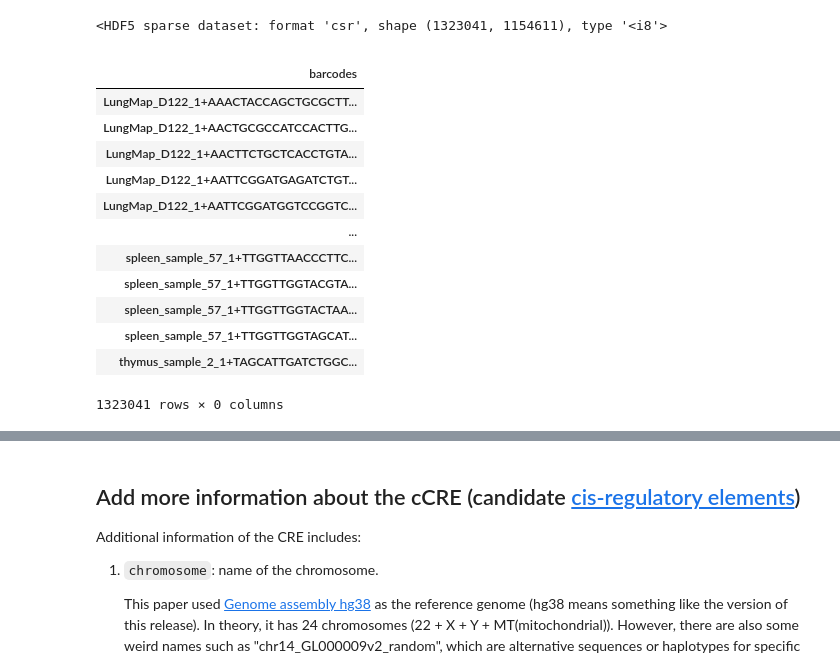
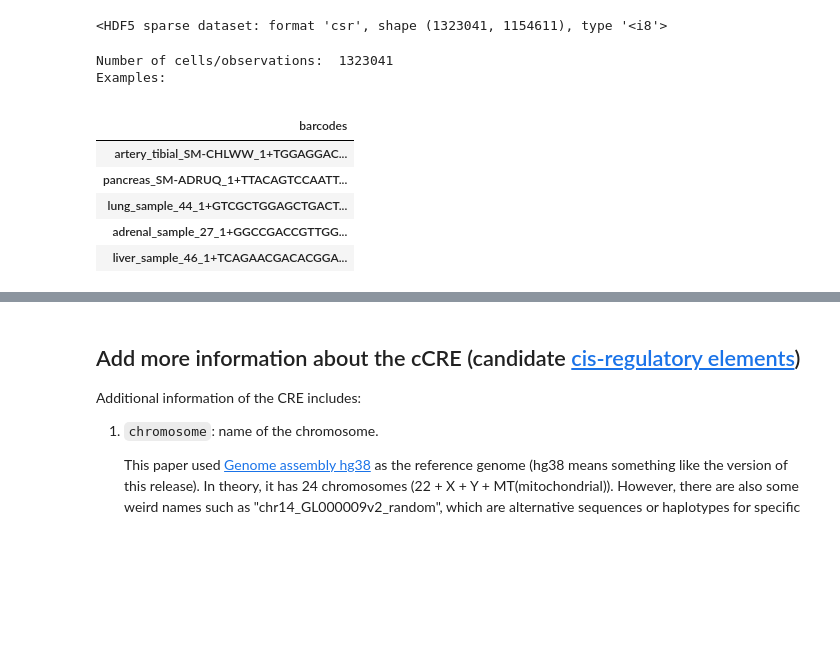
Before and after one commit to Potamitisn/DLBIO, a Jupyter notebook: data_exploration/exploration_h5ad.ipynb, the cells around one changed output, grey strips where cells are left out. Drawn from its saved outputs; the diff is of its cells as text; code cells hidden in the pictures; blank space fills up the shorter version.

```diff
--- a/data_exploration/exploration_h5ad.ipynb
+++ b/data_exploration/exploration_h5ad.ipynb
@@ -36,21 +40,18 @@ adata.X
 <HDF5 sparse dataset: format 'csr', shape (1323041, 1154611), type '<i8'>
 # %%
 # obs: cell ID (barcodes in this case)
-adata.obs
+print("Number of cells/observations: ", adata.n_obs)
+print("Examples:")
+display(adata.obs.sample(5))
 # %% [output]
+Number of cells/observations:  1323041
+Examples:
 |  |
 | barcodes |
-| LungMap_D122_1+AAACTACCAGCTGCGCTT... |
-| LungMap_D122_1+AACTGCGCCATCCACTTG... |
-| LungMap_D122_1+AACTTCTGCTCACCTGTA... |
-| LungMap_D122_1+AATTCGGATGAGATCTGT... |
-| LungMap_D122_1+AATTCGGATGGTCCGGTC... |
-| ... |
-| spleen_sample_57_1+TTGGTTAACCCTTC... |
-| spleen_sample_57_1+TTGGTTGGTACGTA... |
-| spleen_sample_57_1+TTGGTTGGTACTAA... |
-| spleen_sample_57_1+TTGGTTGGTAGCAT... |
-| thymus_sample_2_1+TAGCATTGATCTGGC... |
+| artery_tibial_SM-CHLWW_1+TGGAGGAC... |
+| pancreas_SM-ADRUQ_1+TTACAGTCCAATT... |
+| lung_sample_44_1+GTCGCTGGAGCTGACT... |
+| adrenal_sample_27_1+GGCCGACCGTTGG... |
+| liver_sample_46_1+TCAGAACGACACGGA... |
-1323041 rows × 0 columns
 # %%
 # var: features, in this case candidate cis-regulatory elements (cCRE)
```
Also changed, not shown: parts of 37 cells of this notebook.
